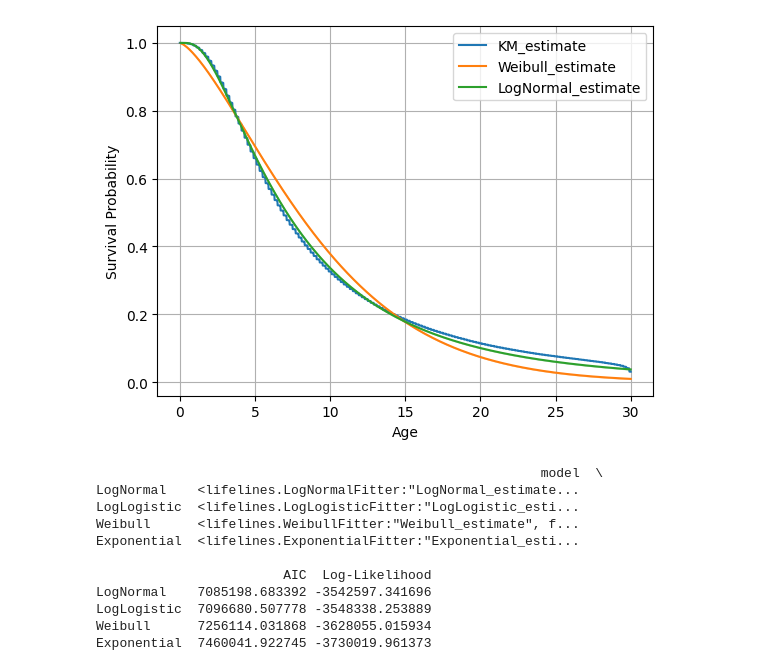
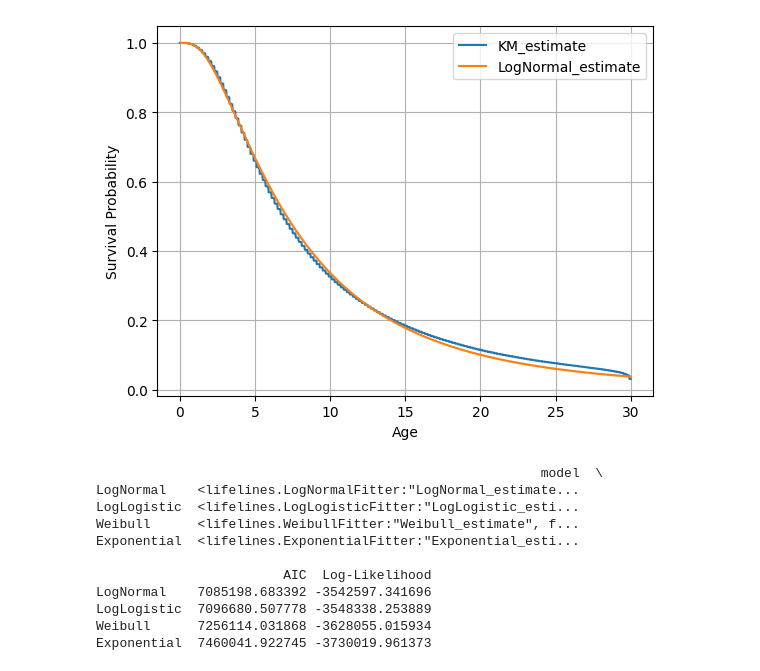
Before and after one commit to maxcyn/a-star, a Jupyter notebook: main.ipynb, the cells around one changed output. Saved outputs shown, nothing was run; the diff lists cells and outputs as text; code cells hidden in the pictures.

```diff
--- a/main.ipynb
+++ b/main.ipynb
@@ -32,23 +32,20 @@ df_analysis.head()
 # %%
 ages, dead = df_analysis['dead_age'], df_analysis['Dead']
 
 kmf = KaplanMeierFitter()
 kmf.fit(ages, dead)
-wf = WeibullFitter()
-wf.fit(ages, dead)
 ln = LogNormalFitter()
 ln.fit(ages, dead)
 
 # Plot the survival function
 kmf.survival_function_.plot()
-wf.plot_survival_function()
 ln.plot_survival_function()
 plt.xlabel("Age")
 plt.ylabel("Survival Probability")
 plt.grid(True)
 plt.show()
 # %% [output]
-[figure, old version]
+[figure, new version]
 # %%
 models = {
     'Weibull': WeibullFitter(),
```
Also changed, not shown: parts of 5 cells of this notebook, 2 other files.
